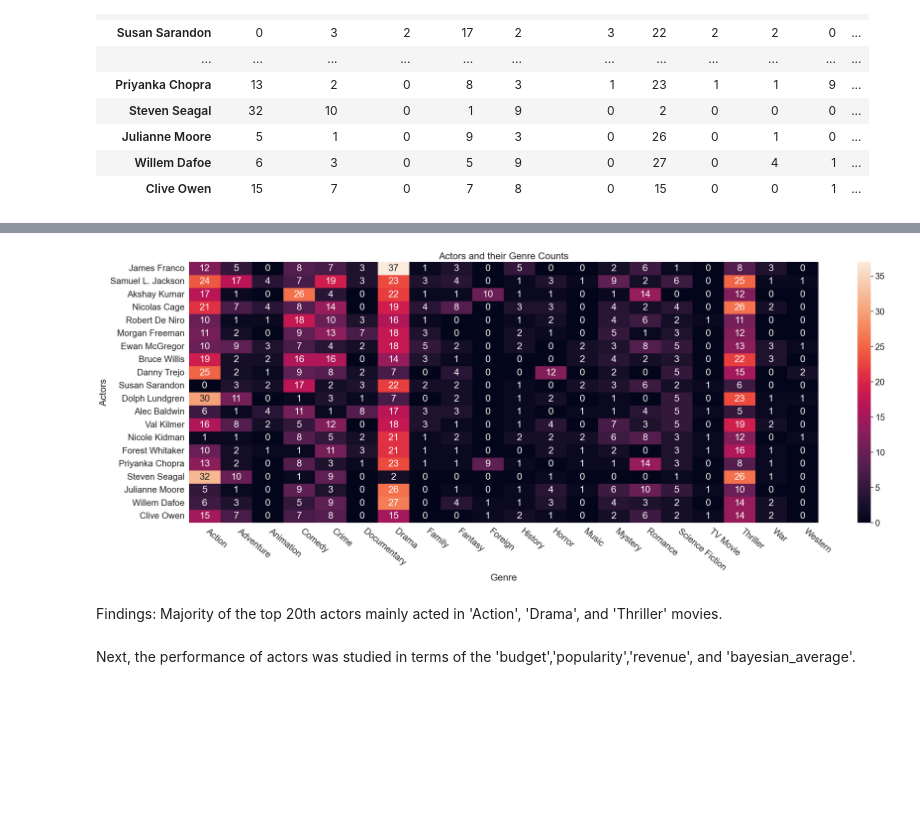
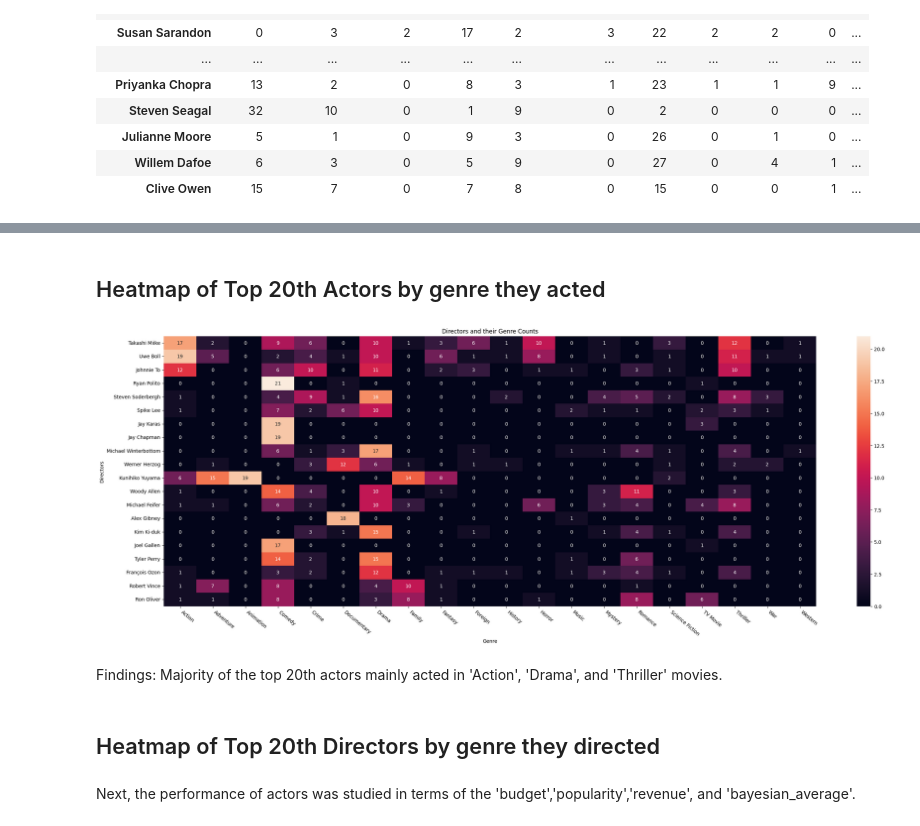
Before and after one commit to FredSabu/University-Salaries, a Jupyter notebook: ActorsDirectorsCompanies.ipynb, the cells around one changed output, grey strips where cells are left out. Saved outputs shown, nothing was run; the diff lists cells and outputs as text; code cells hidden in the pictures; blank space fills up the shorter version.

```diff
--- a/ActorsDirectorsCompanies.ipynb
+++ b/ActorsDirectorsCompanies.ipynb
@@ -194,0 +275,18 @@ plt.show()
+# %%
+directors = []
+
+for index, row in directors_analysis.iterrows():
+    for name in row['directors']:
+        directors.append(name)
+
+# Count word frequencies
+director_counts = pd.Series(directors).value_counts()
+
+# Create the word cloud
+wordcloud = WordCloud(width=800, height=400, background_color='white').generate_from_frequencies(director_counts)
+
+# Display the word cloud using matplotlib
+plt.figure(figsize=(10, 5))
+plt.imshow(wordcloud, interpolation='bilinear')
+plt.axis('off')
+plt.show()
@@ -231,3 +348,9 @@ actors_genre
 | Julianne Moore | 0 | 0 | 0 | 0 | 0 | 0 | 0 | 0 | 0 | 0 | ... |
 | Willem Dafoe | 0 | 0 | 0 | 0 | 0 | 0 | 0 | 0 | 0 | 0 | ... |
 | Clive Owen | 0 | 0 | 0 | 0 | 0 | 0 | 0 | 0 | 0 | 0 | ... |
+# %%
+directors_genre = pd.DataFrame(columns=["Directors"] + genre_columns)
+directors_genre['Directors'] = top_directors.index
+directors_genre.iloc[:,1:] = 0
+directors_genre = directors_genre.set_index('Directors')
+directors_genre
@@ -234,5 +376,5 @@ actors_genre
 # %%
-for index, row in filtered_analysis.iterrows():
+for index, row in actors_analysis.iterrows():
     for actor in row['actor_names']:
         if actor in actors_genre.index:
             for gen in row['genre_list']:
@@ -257,3 +399,10 @@ actors_genre
 | Julianne Moore | 5 | 1 | 0 | 9 | 3 | 0 | 26 | 0 | 1 | 0 | ... |
 | Willem Dafoe | 6 | 3 | 0 | 5 | 9 | 0 | 27 | 0 | 4 | 1 | ... |
 | Clive Owen | 15 | 7 | 0 | 7 | 8 | 0 | 15 | 0 | 0 | 1 | ... |
+# %%
+for index, row in directors_analysis.iterrows():
+    for director in row['directors']:
+        if director in directors_genre.index:
+            for gen in row['genre_list']:
+                directors_genre.loc[director, gen] += 1
+directors_genre
@@ -260,18 +428,22 @@ actors_genre
+# %% [markdown]
+## Heatmap of Top 20th Actors by genre they acted
 # %%
 # Convert all columns except 'Actors' to numeric
-numeric_columns = actors_genre.columns
-actors_genre[numeric_columns] = actors_genre[numeric_columns].apply(pd.to_numeric)
+numeric_columns = directors_genre.columns
+directors_genre[numeric_columns] = directors_genre[numeric_columns].apply(pd.to_numeric)
 
 # Create the heatmap
 plt.figure(figsize=(30,10))
-sns.heatmap(actors_genre, annot=True)
-plt.title('Actors and their Genre Counts')
+sns.heatmap(directors_genre, annot=True)
+plt.title('Directors and their Genre Counts')
 plt.xlabel('Genre')
-plt.ylabel('Actors')
+plt.ylabel('Directors')
 plt.xticks(rotation=-40, ha='left')
 # Display the heatmap
 plt.show()
 # %% [output]
-[figure, old version]
+[figure, new version]
 # %% [markdown]
 Findings: Majority of the top 20th actors mainly acted in 'Action', 'Drama', and 'Thriller' movies.
+# %% [markdown]
+## Heatmap of Top 20th Directors by genre they directed
```
Also changed, not shown: parts of 34 cells of this notebook.
